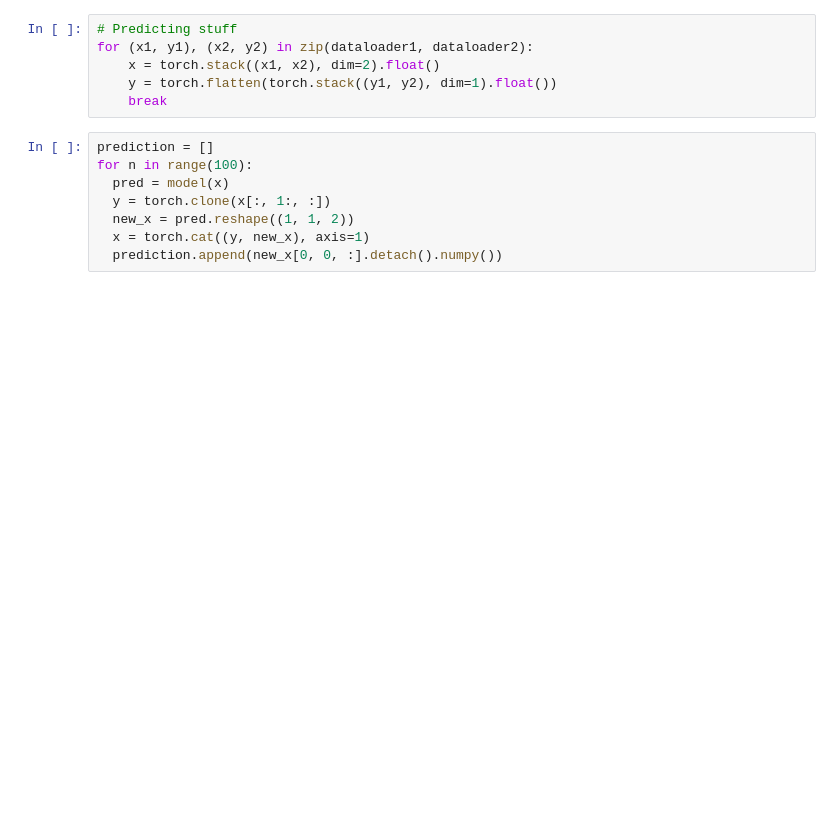
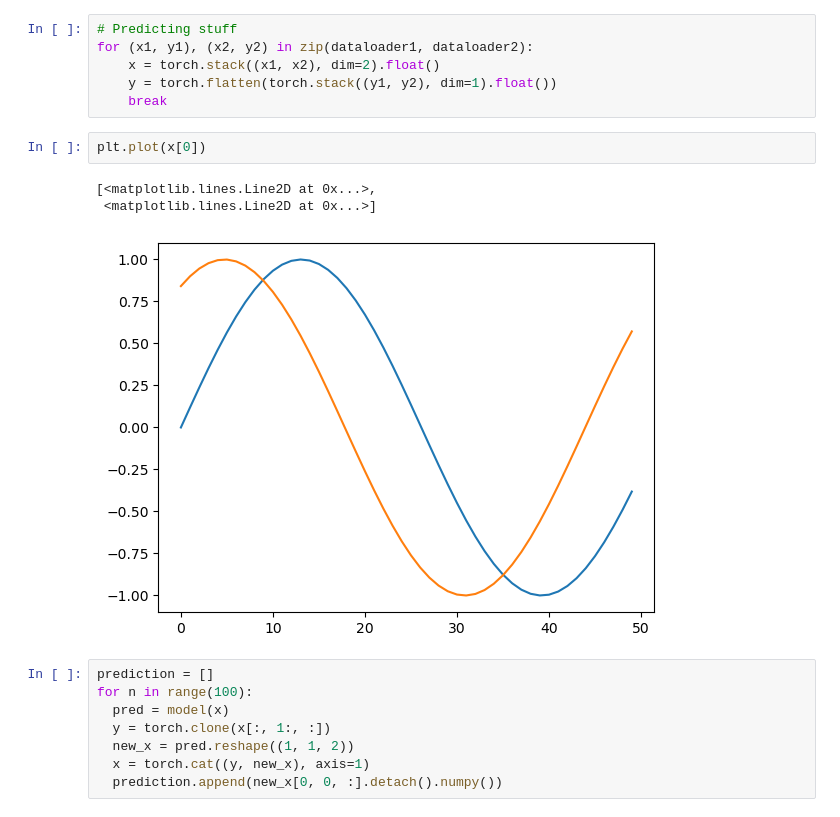
Before and after one commit to maxtost10/Playground-vs, a Jupyter notebook: LSTM.ipynb, the cells around one changed output. Saved outputs shown, nothing was run; the diff lists cells and outputs as text; blank space fills up the shorter version.

```diff
--- a/LSTM.ipynb
+++ b/LSTM.ipynb
@@ -121,6 +121,12 @@ for (x1, y1), (x2, y2) in zip(dataloader1, dataloader2):
     x = torch.stack((x1, x2), dim=2).float()
     y = torch.flatten(torch.stack((y1, y2), dim=1).float())
     break
+# %%
+plt.plot(x[0])
+# %% [output]
+[<matplotlib.lines.Line2D at 0x...>,
+ <matplotlib.lines.Line2D at 0x...>]
+[figure, added]
 # %%
 prediction = []
 for n in range(100):
```
Also changed, not shown: parts of 4 cells of this notebook.
